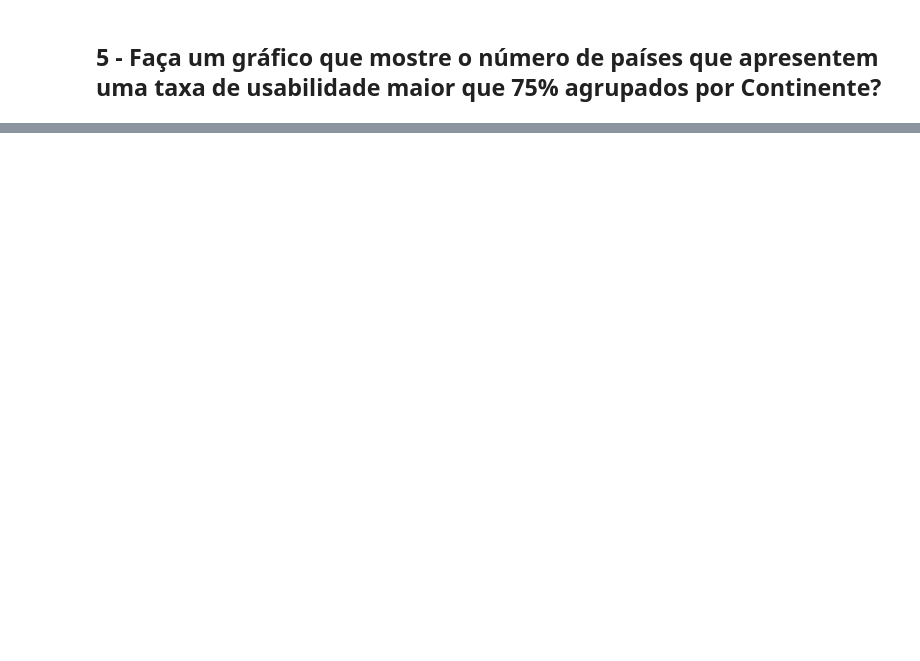
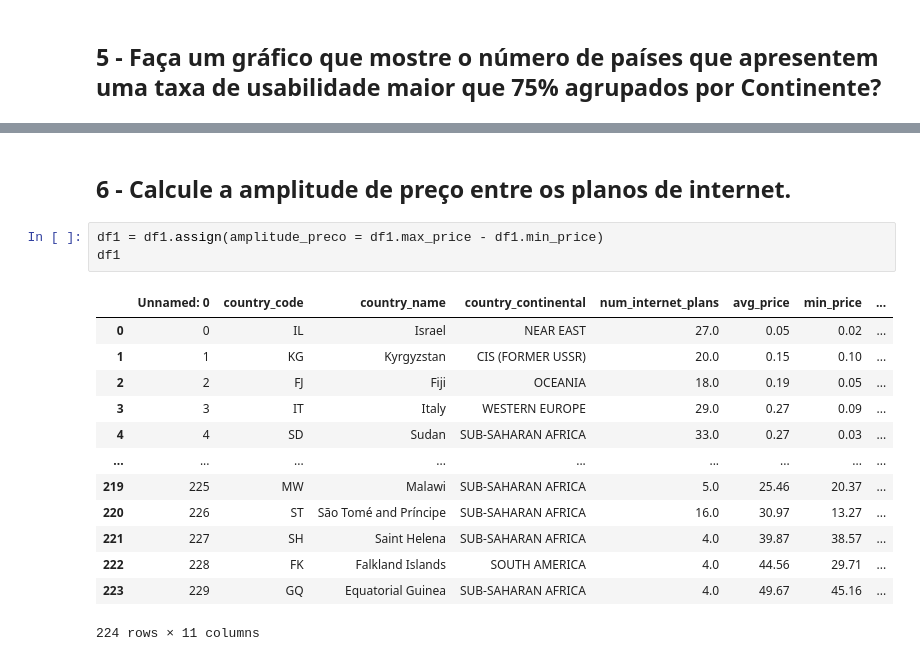
Before and after one commit to fernandops21/Case_Bibliotecas, a Jupyter notebook: main.ipynb, the cells around one changed output, grey strips where cells are left out. Drawn from its saved outputs; the diff is of its cells as text; blank space fills up the shorter version.

```diff
--- a/main.ipynb
+++ b/main.ipynb
@@ -100,0 +97,19 @@ plt.show()
+# %% [markdown]
+## 6 - Calcule a amplitude de preço entre os planos de internet.
+# %%
+df1 = df1.assign(amplitude_preco = df1.max_price - df1.min_price)
+df1
+# %% [output]
+|  | Unnamed: 0 | country_code | country_name | country_continental | num_internet_plans | avg_price | min_price | ... |
+| 0 | 0 | IL | Israel | NEAR EAST | 27.0 | 0.05 | 0.02 | ... |
+| 1 | 1 | KG | Kyrgyzstan | CIS (FORMER USSR) | 20.0 | 0.15 | 0.10 | ... |
+| 2 | 2 | FJ | Fiji | OCEANIA | 18.0 | 0.19 | 0.05 | ... |
+| 3 | 3 | IT | Italy | WESTERN EUROPE | 29.0 | 0.27 | 0.09 | ... |
+| 4 | 4 | SD | Sudan | SUB-SAHARAN AFRICA | 33.0 | 0.27 | 0.03 | ... |
+| ... | ... | ... | ... | ... | ... | ... | ... | ... |
+| 219 | 225 | MW | Malawi | SUB-SAHARAN AFRICA | 5.0 | 25.46 | 20.37 | ... |
+| 220 | 226 | ST | São Tomé and Príncipe | SUB-SAHARAN AFRICA | 16.0 | 30.97 | 13.27 | ... |
+| 221 | 227 | SH | Saint Helena | SUB-SAHARAN AFRICA | 4.0 | 39.87 | 38.57 | ... |
+| 222 | 228 | FK | Falkland Islands | SOUTH AMERICA | 4.0 | 44.56 | 29.71 | ... |
+| 223 | 229 | GQ | Equatorial Guinea | SUB-SAHARAN AFRICA | 4.0 | 49.67 | 45.16 | ... |
+224 rows × 11 columns
```
Also changed, not shown: parts of 10 cells of this notebook.
